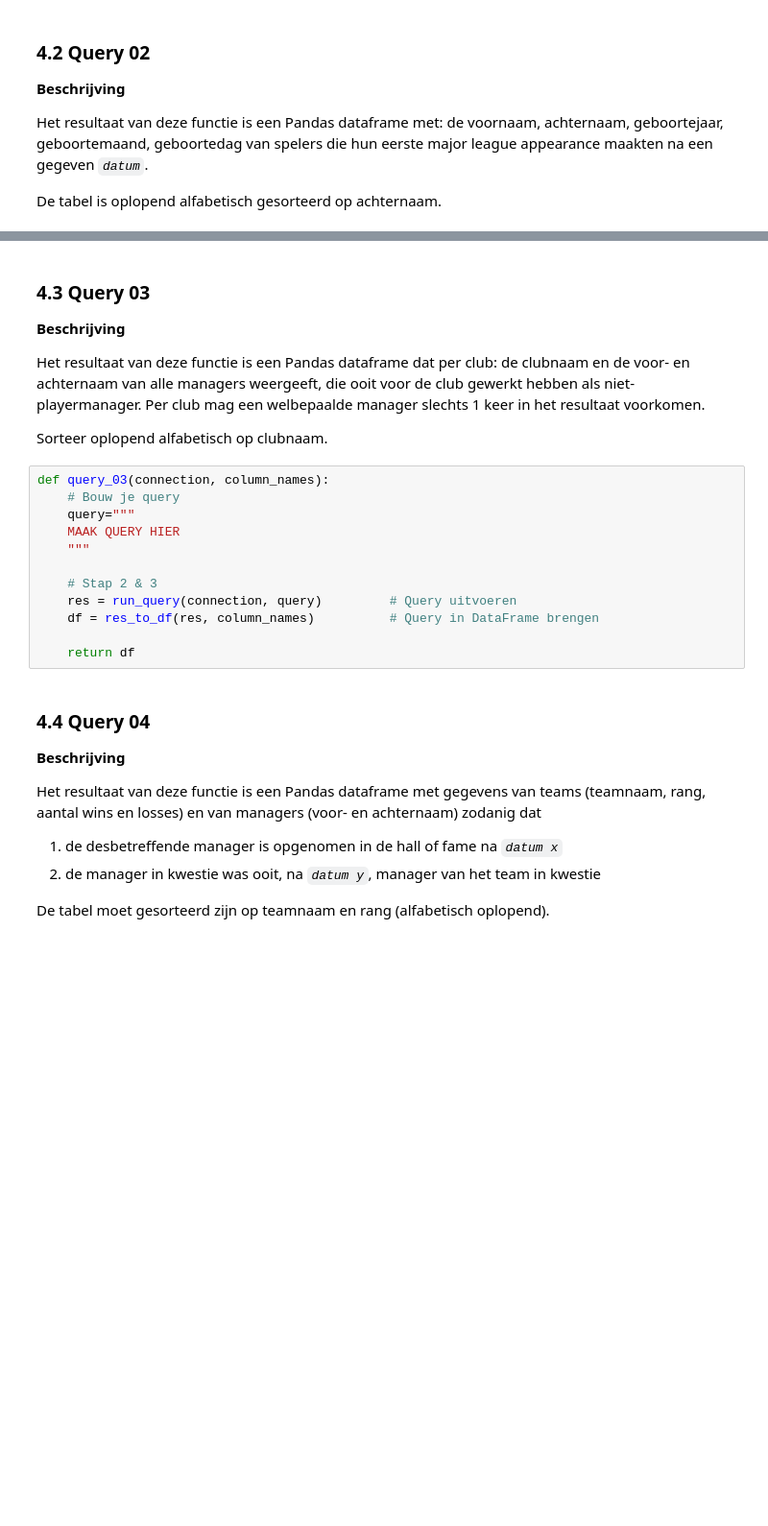
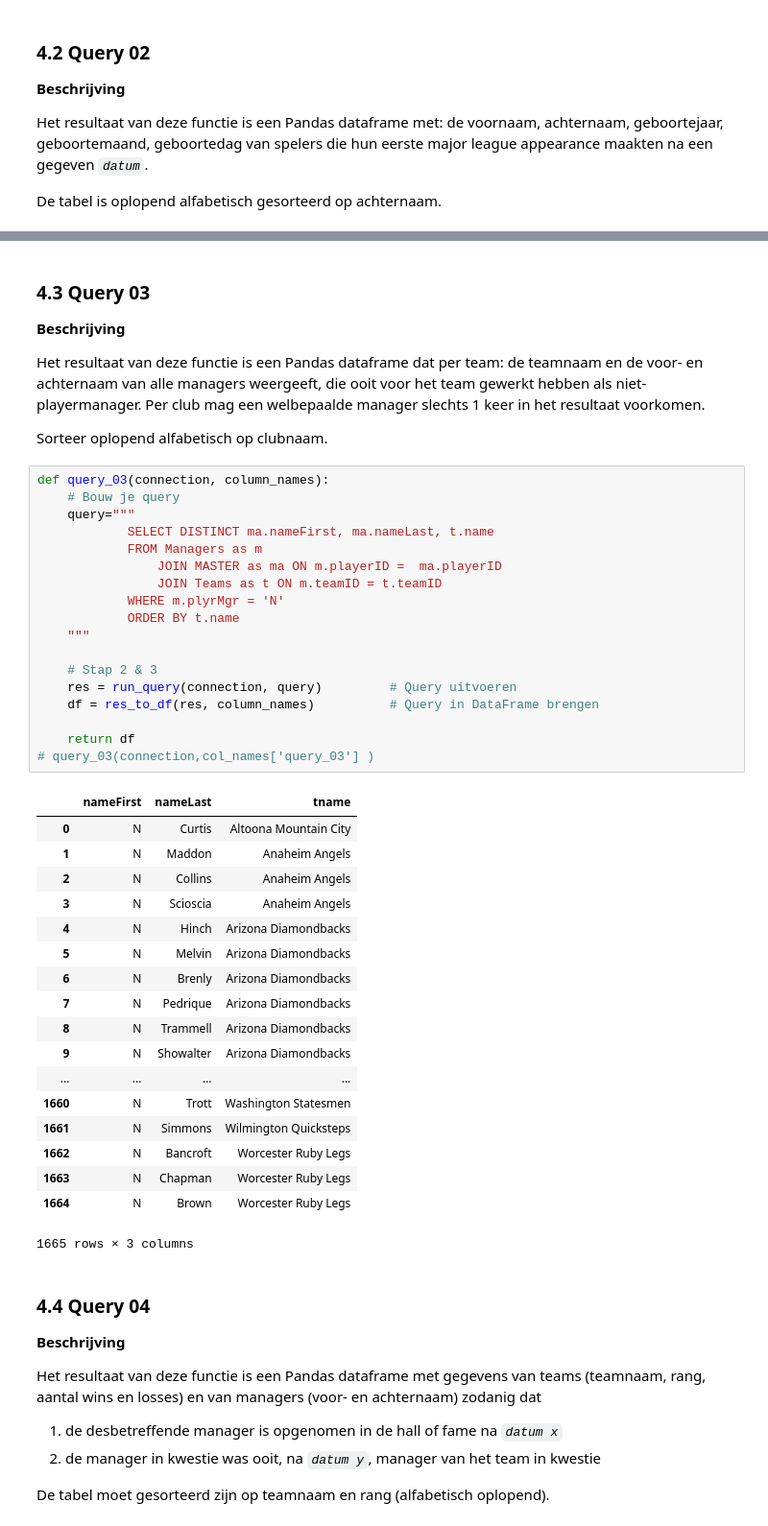
Before and after one commit to sarahjoseph321/DEEL4_Gegevensbanken, a Jupyter notebook: assignment.ipynb, the cells around one changed output, grey strips where cells are left out. Shown at 96% size. Drawn from its saved outputs; the diff is of its cells as text; blank space fills up the shorter version.

```diff
--- a/assignment.ipynb
+++ b/assignment.ipynb
@@ -226,21 +271,46 @@ def query_02(connection, column_names, datum = '1980-01-16'):
 
 **Beschrijving**
 
-Het resultaat van deze functie is een Pandas dataframe dat per club: de clubnaam en de voor- en achternaam van alle managers weergeeft, die ooit voor de club gewerkt hebben als niet-playermanager. Per club mag een welbepaalde manager slechts 1 keer in het resultaat voorkomen.
+Het resultaat van deze functie is een Pandas dataframe dat per team: de teamnaam en de voor- en achternaam van alle managers weergeeft, die ooit voor het team gewerkt hebben als niet-playermanager. Per club mag een welbepaalde manager slechts 1 keer in het resultaat voorkomen.
 
 Sorteer oplopend alfabetisch op clubnaam.
 # %%
 def query_03(connection, column_names):
     # Bouw je query
     query="""
-    MAAK QUERY HIER
+            SELECT DISTINCT ma.nameFirst, ma.nameLast, t.name
+            FROM Managers as m
+                JOIN MASTER as ma ON m.playerID =  ma.playerID
+                JOIN Teams as t ON m.teamID = t.teamID
+            WHERE m.plyrMgr = 'N'
+            ORDER BY t.name
     """
 
     # Stap 2 & 3
     res = run_query(connection, query)         # Query uitvoeren
     df = res_to_df(res, column_names)          # Query in DataFrame brengen
 
     return df
+# query_03(connection,col_names['query_03'] )
+# %% [output]
+|  | nameFirst | nameLast | tname |
+| 0 | N | Curtis | Altoona Mountain City |
+| 1 | N | Maddon | Anaheim Angels |
+| 2 | N | Collins | Anaheim Angels |
+| 3 | N | Scioscia | Anaheim Angels |
+| 4 | N | Hinch | Arizona Diamondbacks |
+| 5 | N | Melvin | Arizona Diamondbacks |
+| 6 | N | Brenly | Arizona Diamondbacks |
+| 7 | N | Pedrique | Arizona Diamondbacks |
+| 8 | N | Trammell | Arizona Diamondbacks |
+| 9 | N | Showalter | Arizona Diamondbacks |
+| ... | ... | ... | ... |
+| 1660 | N | Trott | Washington Statesmen |
+| 1661 | N | Simmons | Wilmington Quicksteps |
+| 1662 | N | Bancroft | Worcester Ruby Legs |
+| 1663 | N | Chapman | Worcester Ruby Legs |
+| 1664 | N | Brown | Worcester Ruby Legs |
+1665 rows × 3 columns
 # %% [markdown]
 ### 4.4 Query 04
 
```
Also changed, not shown: parts of 10 cells of this notebook, 2 other files.
